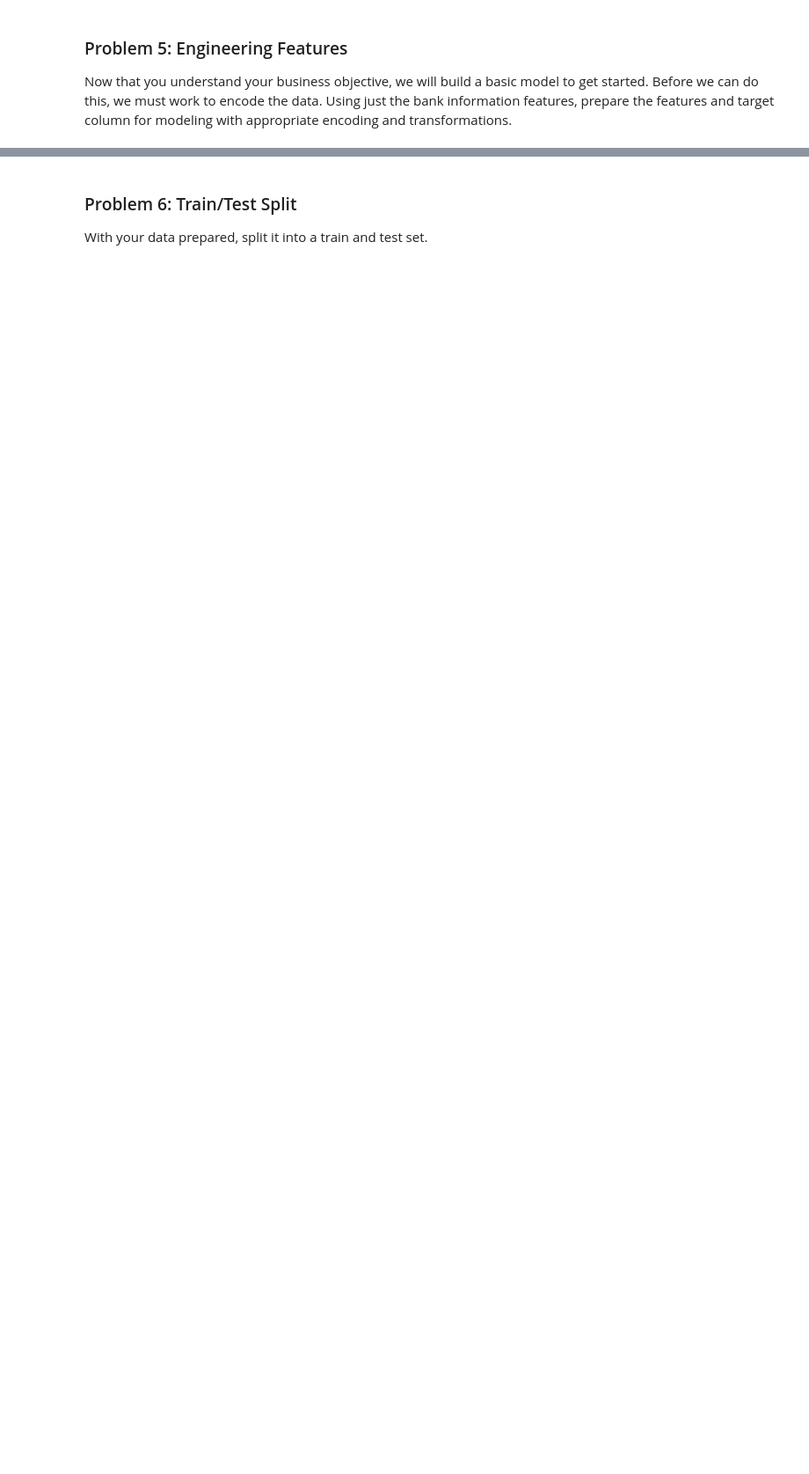
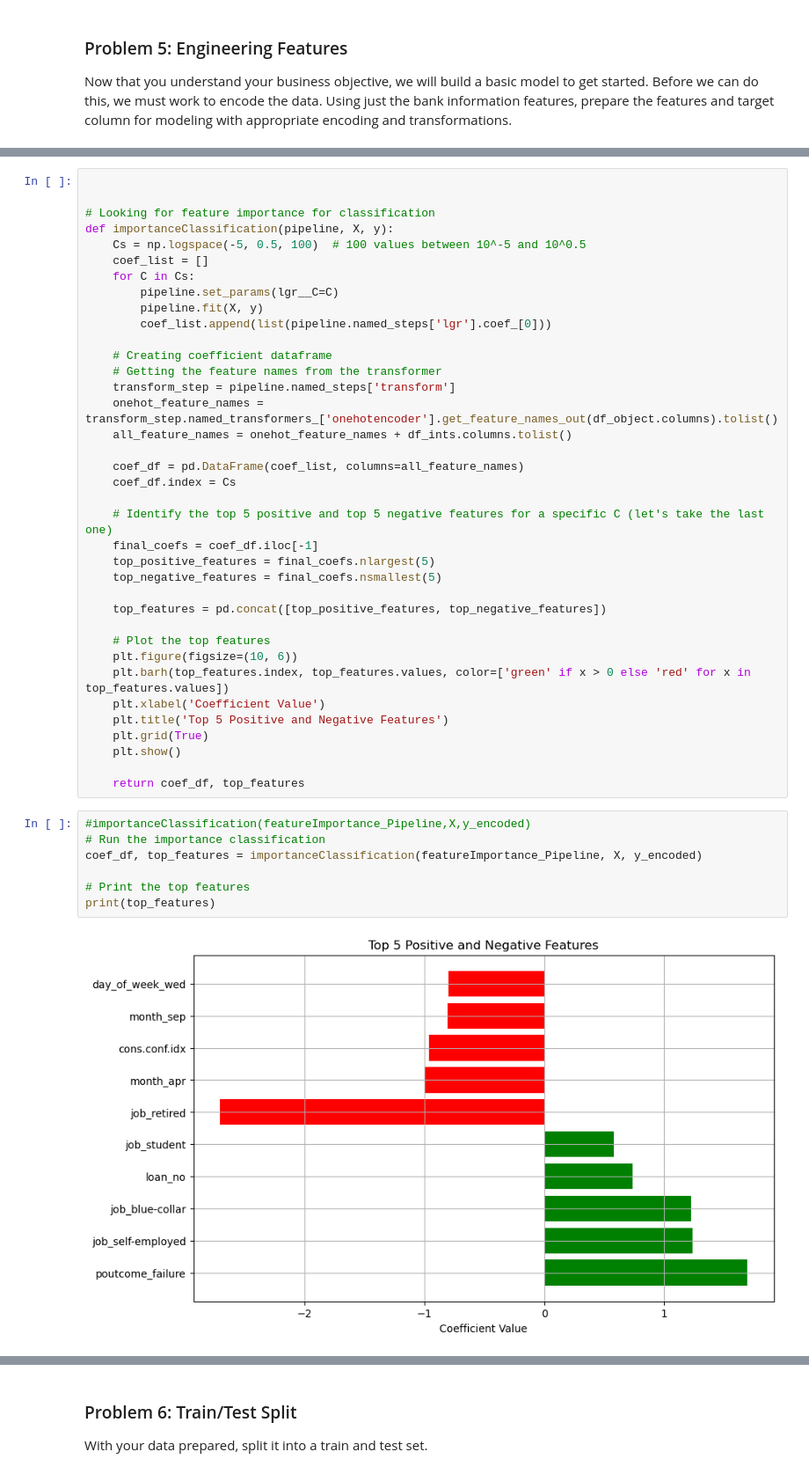
Before and after one commit to jubacochran/comparing_classifiers, a Jupyter notebook: module_17_starter/prompt_III.ipynb, the cells around one changed output, grey strips where cells are left out. Shown at 88% size. Cells and saved outputs as stored; diff of their text form; blank space fills up the shorter version.

```diff
--- a/module_17_starter/prompt_III.ipynb
+++ b/module_17_starter/prompt_III.ipynb
@@ -138,0 +199,46 @@ Now that you understand your business objective, we will build a basic model to
+# %%
+
+
+# Looking for feature importance for classification
+def importanceClassification(pipeline, X, y):
+    Cs = np.logspace(-5, 0.5, 100)  # 100 values between 10^-5 and 10^0.5
+    coef_list = []
+    for C in Cs:
+        pipeline.set_params(lgr__C=C)
+        pipeline.fit(X, y)
+        coef_list.append(list(pipeline.named_steps['lgr'].coef_[0]))
+
+    # Creating coefficient dataframe
+    # Getting the feature names from the transformer
+    transform_step = pipeline.named_steps['transform']
+    onehot_feature_names = transform_step.named_transformers_['onehotencoder'].get_feature_names_out(df_object.columns).tolist()
+    all_feature_names = onehot_feature_names + df_ints.columns.tolist()
+
+    coef_df = pd.DataFrame(coef_list, columns=all_feature_names)
+    coef_df.index = Cs
+
+    # Identify the top 5 positive and top 5 negative features for a specific C (let's take the last one)
+    final_coefs = coef_df.iloc[-1]
+    top_positive_features = final_coefs.nlargest(5)
+    top_negative_features = final_coefs.nsmallest(5)
+
+    top_features = pd.concat([top_positive_features, top_negative_features])
+
+    # Plot the top features
+    plt.figure(figsize=(10, 6))
+    plt.barh(top_features.index, top_features.values, color=['green' if x > 0 else 'red' for x in top_features.values])
+    plt.xlabel('Coefficient Value')
+    plt.title('Top 5 Positive and Negative Features')
+    plt.grid(True)
+    plt.show()
+
+    return coef_df, top_features
+# %%
+#importanceClassification(featureImportance_Pipeline,X,y_encoded)
+# Run the importance classification
+coef_df, top_features = importanceClassification(featureImportance_Pipeline, X, y_encoded)
+
+# Print the top features
+print(top_features)
+# %% [output]
+[figure, added]
```
Also changed, not shown: parts of 16 cells of this notebook.
